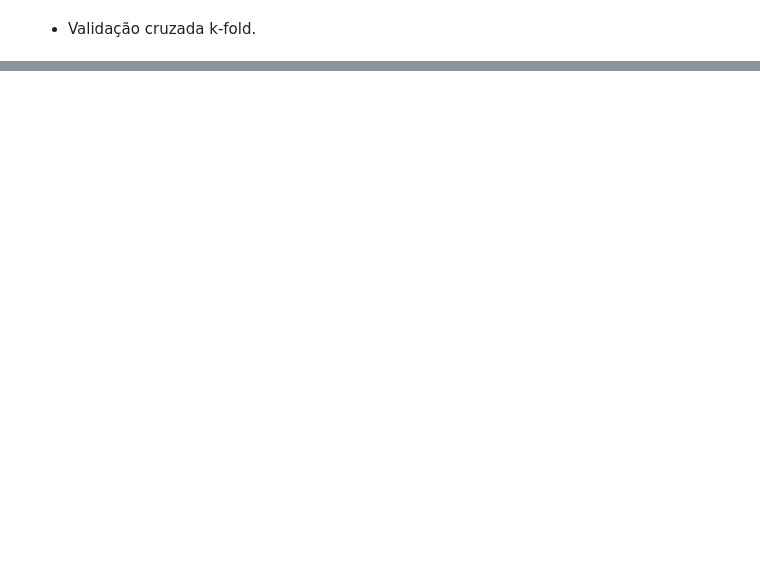
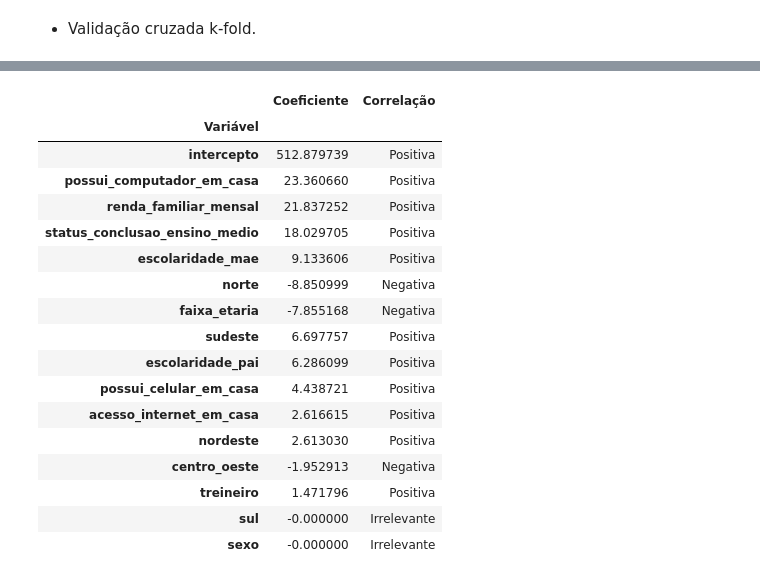
Before and after one commit to allmeidaapedro/Enem-Analysis, a Jupyter notebook: notebooks/3_modelling_desempenho.ipynb, the cells around one changed output, grey strips where cells are left out. Saved outputs shown, nothing was run; the diff lists cells and outputs as text; code cells hidden in the pictures; blank space fills up the shorter version.

```diff
--- a/notebooks/3_modelling_desempenho.ipynb
+++ b/notebooks/3_modelling_desempenho.ipynb
@@ -491,0 +616,11 @@ Training time: 0.1967 seconds
+# %%
+# Obtaining best model with best parameters found in bayesian optimization.
+lasso_reg = Lasso(**best_params)
+
+# Obtaining training + validation predictor and target sets.
+X_train_prep_full = pd.concat([X_train_prep_df, X_val_prep_df])
+y_train_full = pd.concat([y_train, y_val])
+
+# Fitting the model to the training data and predicting.
+lasso_reg.fit(X_train_prep_full, y_train_full)
+y_pred = lasso_reg.predict(X_test_prep_df)
@@ -491,0 +717,25 @@ Training time: 0.1967 seconds
+# %%
+cols.append('intercepto')
+coefficients = lasso_reg.coef_.tolist()
+coefficients.append(lasso_reg.intercept_)
+coef_df = linear_interpretation_df(cols, coefficients)
+coef_df
+# %% [output]
+|  | Coeficiente | Correlação |
+| Variável |  |  |
+| intercepto | 512.879739 | Positiva |
+| possui_computador_em_casa | 23.360660 | Positiva |
+| renda_familiar_mensal | 21.837252 | Positiva |
+| status_conclusao_ensino_medio | 18.029705 | Positiva |
+| escolaridade_mae | 9.133606 | Positiva |
+| norte | -8.850999 | Negativa |
+| faixa_etaria | -7.855168 | Negativa |
+| sudeste | 6.697757 | Positiva |
+| escolaridade_pai | 6.286099 | Positiva |
+| possui_celular_em_casa | 4.438721 | Positiva |
+| acesso_internet_em_casa | 2.616615 | Positiva |
+| nordeste | 2.613030 | Positiva |
+| centro_oeste | -1.952913 | Negativa |
+| treineiro | 1.471796 | Positiva |
+| sul | -0.000000 | Irrelevante |
+| sexo | -0.000000 | Irrelevante |
```
Also changed, not shown: parts of 38 cells of this notebook, 2 other files.
